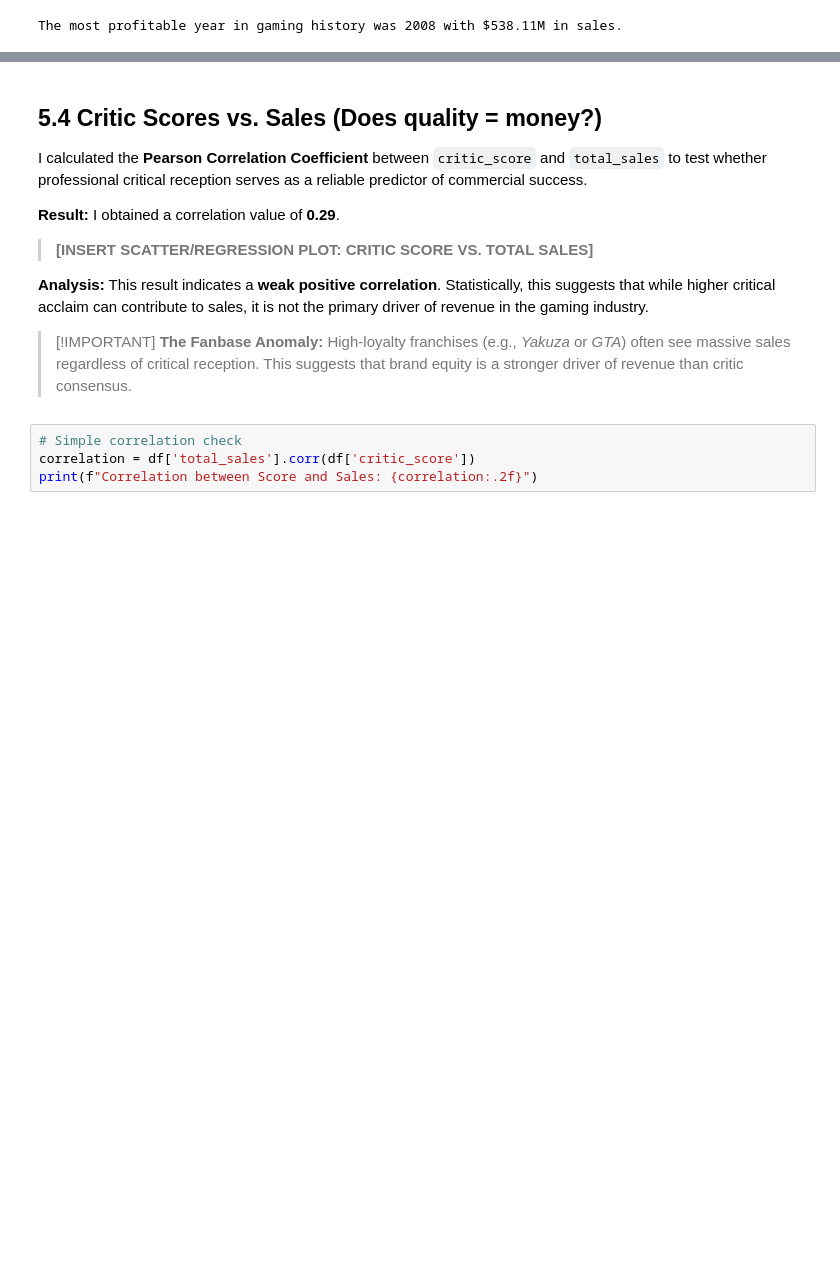
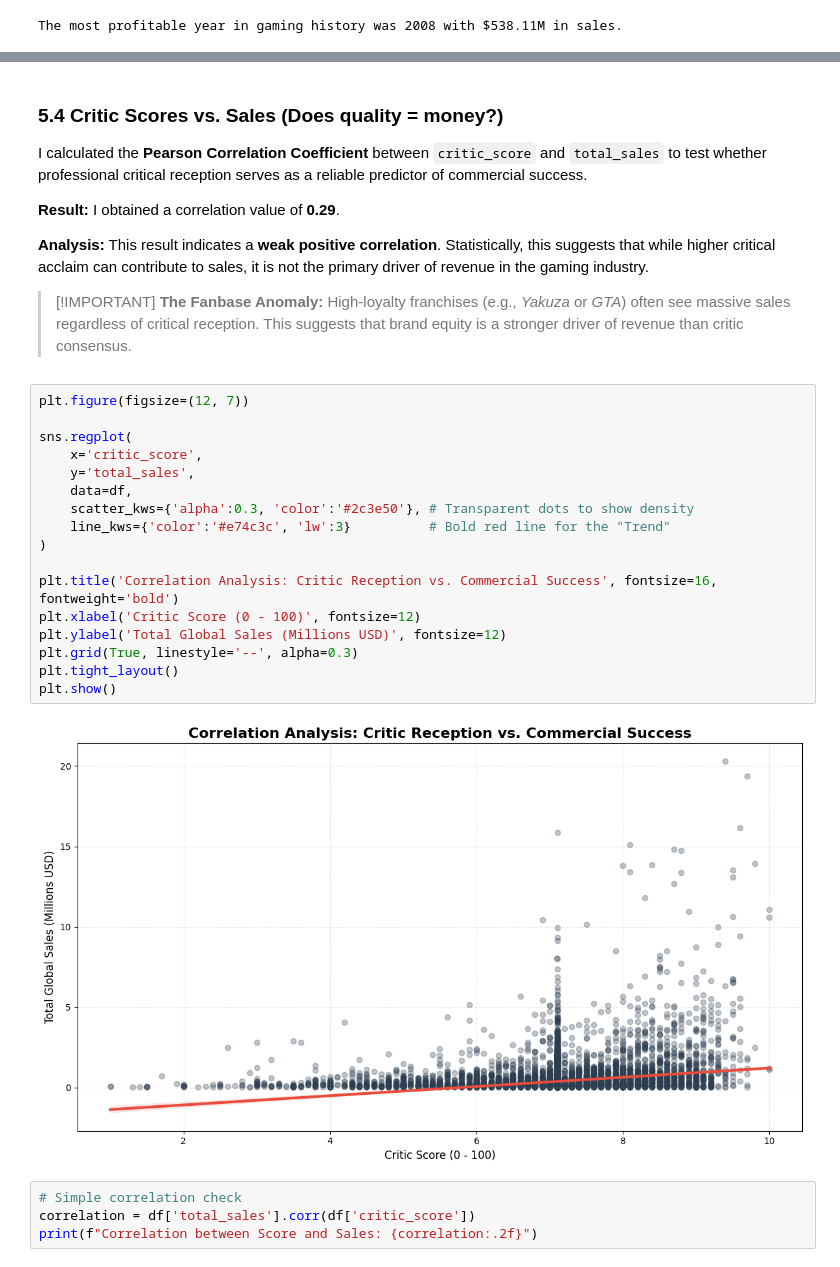
Before and after one commit to Pothos1985/Video-Game-Sales-Analysis-1980-2024-, a Jupyter notebook: notebooks/vg_data_cleaning.ipynb, the cells around one changed output, grey strips where cells are left out. Saved outputs shown, nothing was run; the diff lists cells and outputs as text; blank space fills up the shorter version.

```diff
--- a/notebooks/vg_data_cleaning.ipynb
+++ b/notebooks/vg_data_cleaning.ipynb
@@ -496,16 +508,34 @@ Name: total_sales, dtype: float64
 # %% [markdown]
-## 5.4 Critic Scores vs. Sales (Does quality = money?)
+### 5.4 Critic Scores vs. Sales (Does quality = money?)
 I calculated the **Pearson Correlation Coefficient** between `critic_score` and `total_sales` to test whether professional critical reception serves as a reliable predictor of commercial success.
 
 **Result:** I obtained a correlation value of **0.29**.
 
-> **[INSERT SCATTER/REGRESSION PLOT: CRITIC SCORE VS. TOTAL SALES]**
 
 **Analysis:**
 This result indicates a **weak positive correlation**. Statistically, this suggests that while higher critical acclaim can contribute to sales, it is not the primary driver of revenue in the gaming industry.
 
 > [!IMPORTANT]
 > **The Fanbase Anomaly:** High-loyalty franchises (e.g., *Yakuza* or *GTA*) often see massive sales regardless of critical reception. This suggests that brand equity is a stronger driver of revenue than critic consensus.
+# %%
+plt.figure(figsize=(12, 7))
+
+sns.regplot(
+    x='critic_score',
+    y='total_sales',
+    data=df,
+    scatter_kws={'alpha':0.3, 'color':'#2c3e50'}, # Transparent dots to show density
+    line_kws={'color':'#e74c3c', 'lw':3}          # Bold red line for the "Trend"
+)
+
+plt.title('Correlation Analysis: Critic Reception vs. Commercial Success', fontsize=16, fontweight='bold')
+plt.xlabel('Critic Score (0 - 100)', fontsize=12)
+plt.ylabel('Total Global Sales (Millions USD)', fontsize=12)
+plt.grid(True, linestyle='--', alpha=0.3)
+plt.tight_layout()
+plt.show()
+# %% [output]
+[figure, added]
 # %%
 # Simple correlation check
 correlation = df['total_sales'].corr(df['critic_score'])
```
Also changed, not shown: parts of 7 cells of this notebook, 1 other file.
